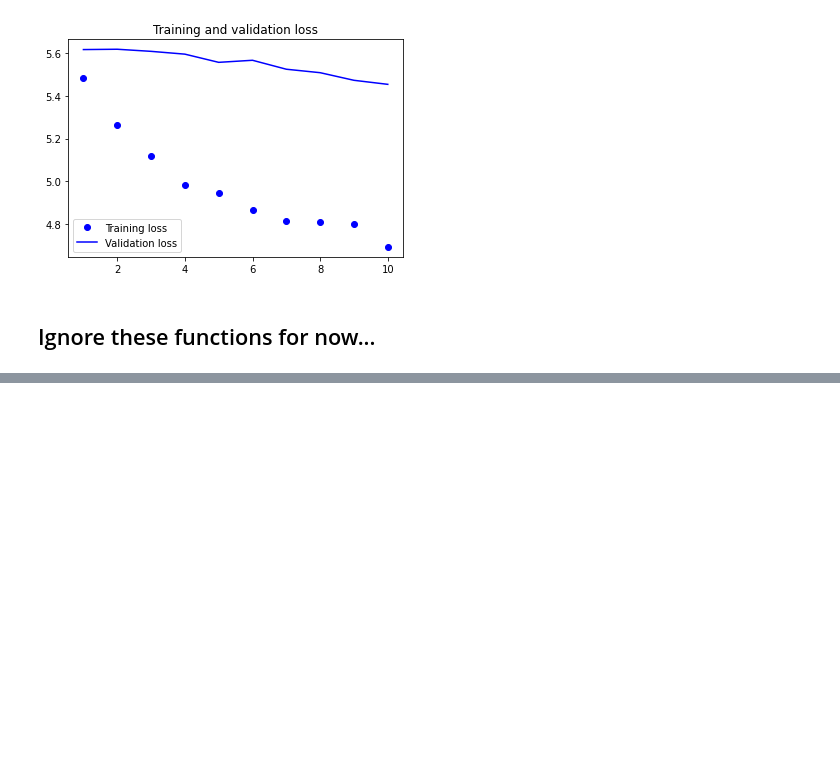
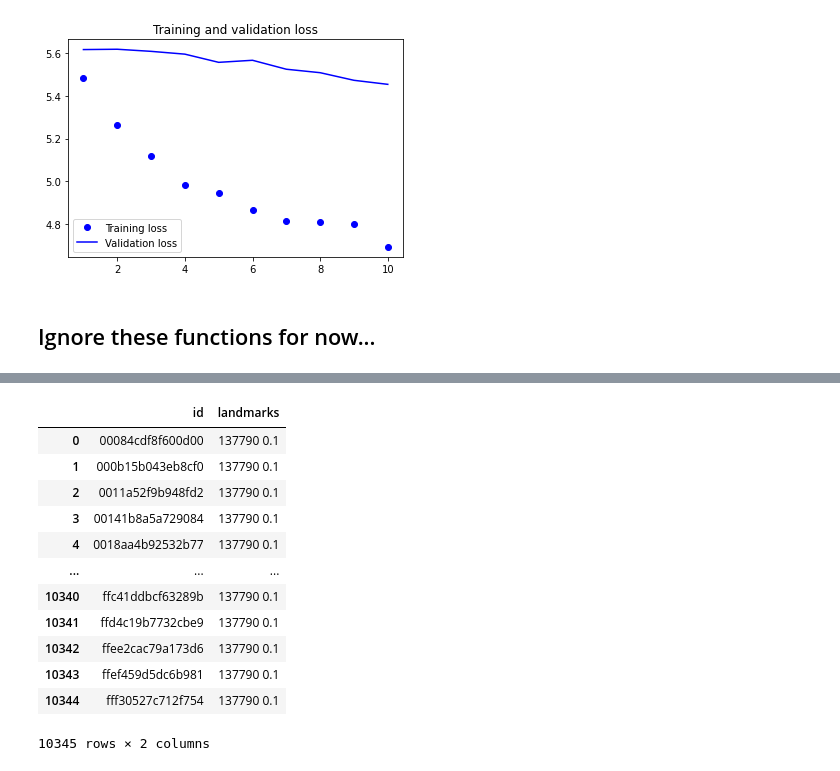
Before and after one commit to y33-j3T/Kaggle-Google-Landmark-Recognition-2020, a Jupyter notebook: src/cnn-baseline.ipynb, the cells around one changed output, grey strips where cells are left out. Saved outputs shown, nothing was run; the diff lists cells and outputs as text; code cells hidden in the pictures; blank space fills up the shorter version.

```diff
--- a/src/cnn-baseline.ipynb
+++ b/src/cnn-baseline.ipynb
@@ -30,6 +31,8 @@ PROCESSED_DIR = os.path.join(DATA_DIR, 'processed')
 TRAIN = os.path.join(RAW_DIR, 'train')
 TEST = os.path.join(RAW_DIR, 'test')
 DF_TRAIN = os.path.join(TRAIN, 'train.csv')
+LANDMARK100 = os.path.join(RAW_DIR, 'landmark100.csv')
+SAMPLE_SUBMISSION = os.path.join(RAW_DIR, 'sample_submission.csv')
 
 # interim data
 TRAIN_BY_CLASS = os.path.join(INTERIM_DIR, 'train')
@@ -568,0 +633,17 @@ def fit_model(model, train_generator, validation_generator):
+# %%
+sample_submission = pd.read_csv(SAMPLE_SUBMISSION)
+sample_submission
+# %% [output]
+|  | id | landmarks |
+| 0 | 00084cdf8f600d00 | 137790 0.1 |
+| 1 | 000b15b043eb8cf0 | 137790 0.1 |
+| 2 | 0011a52f9b948fd2 | 137790 0.1 |
+| 3 | 00141b8a5a729084 | 137790 0.1 |
+| 4 | 0018aa4b92532b77 | 137790 0.1 |
+| ... | ... | ... |
+| 10340 | ffc41ddbcf63289b | 137790 0.1 |
+| 10341 | ffd4c19b7732cbe9 | 137790 0.1 |
+| 10342 | ffee2cac79a173d6 | 137790 0.1 |
+| 10343 | ffef459d5dc6b981 | 137790 0.1 |
+| 10344 | fff30527c712f754 | 137790 0.1 |
+10345 rows × 2 columns
```
Also changed, not shown: parts of 23 cells of this notebook.
